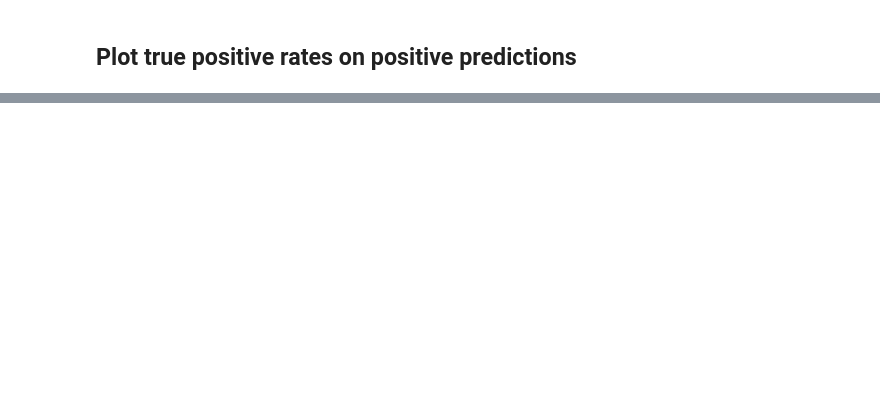
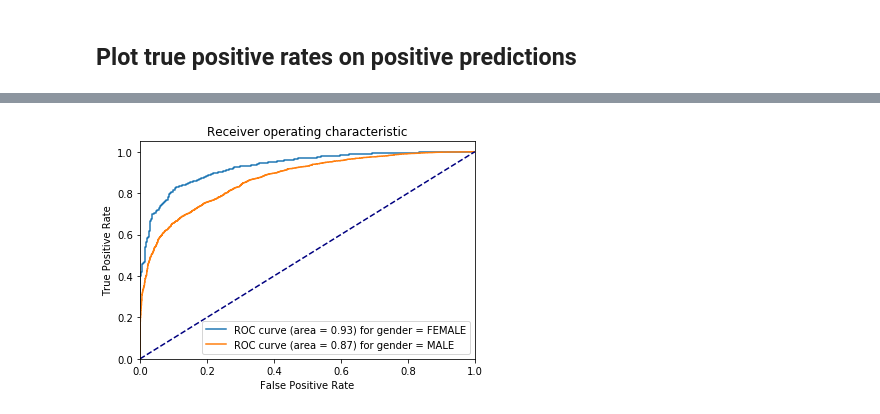
Before and after one commit to heyaudace/ml-bias-fairness, a Jupyter notebook: 2. Intro to Bias and Fairness in Machine Learning.ipynb, the cells around one changed output, grey strips where cells are left out. Cells and saved outputs as stored; diff of their text form; code cells hidden in the pictures; blank space fills up the shorter version.

```diff
--- a/2. Intro to Bias and Fairness in Machine Learning.ipynb
+++ b/2. Intro to Bias and Fairness in Machine Learning.ipynb
@@ -1320,0 +1376,16 @@ plot_summary_feature(summaries, 'true_positive_rate_on_positive_predictions', 'T
+# %%
+def plot_roc_curves(trained_predictor, X_test, Y_test):
+    combined = pd.concat([X_test, Y_test], axis=1)
+    x_test_list, y_test_list, gender_labels = [], [], []
+    for gender, gender_label in (("FEMALE", FEMALE_LABEL), ("MALE", MALE_LABEL)):
+        with_gender = combined[combined['sex'] == gender_label]
+        x_test = with_gender.drop(['salary'], axis=1)
+        y_test = with_gender['salary']
+        x_test_list.append(x_test)
+        y_test_list.append(y_test)
+        gender_labels.append(gender)
+    plot_roc_curve(predictor, X_test_list=x_test_list, Y_test_list=y_test_list,label_list=gender_labels)
+# %%
+plot_roc_curves(predictor, x_test, y_test)
+# %% [output]
+[figure, added]
```
Also changed, not shown: parts of 52 cells of this notebook.
